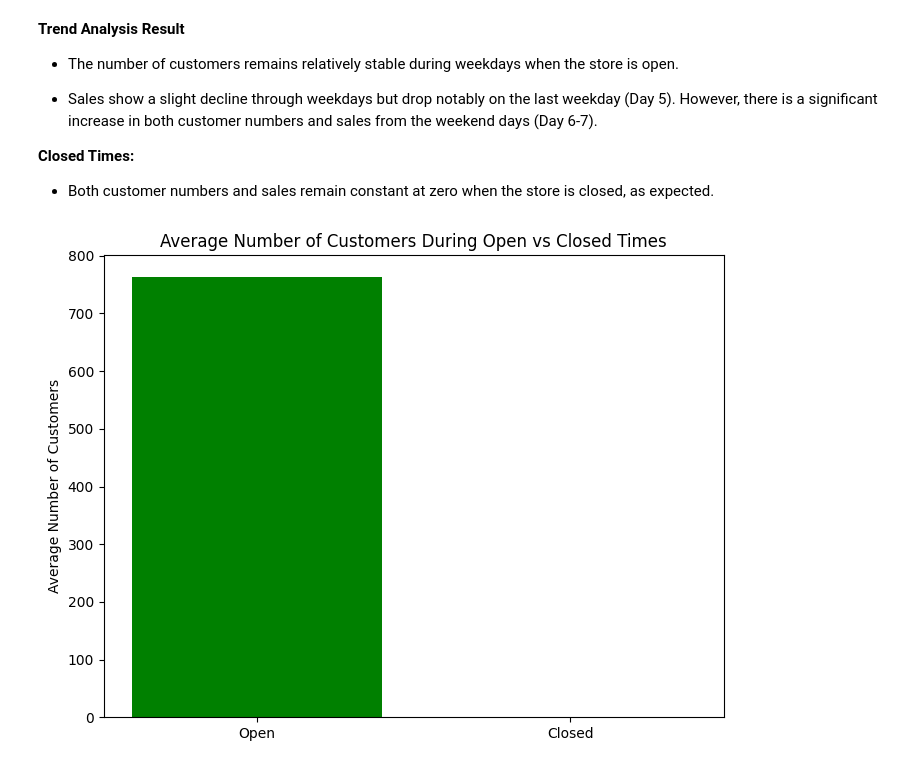
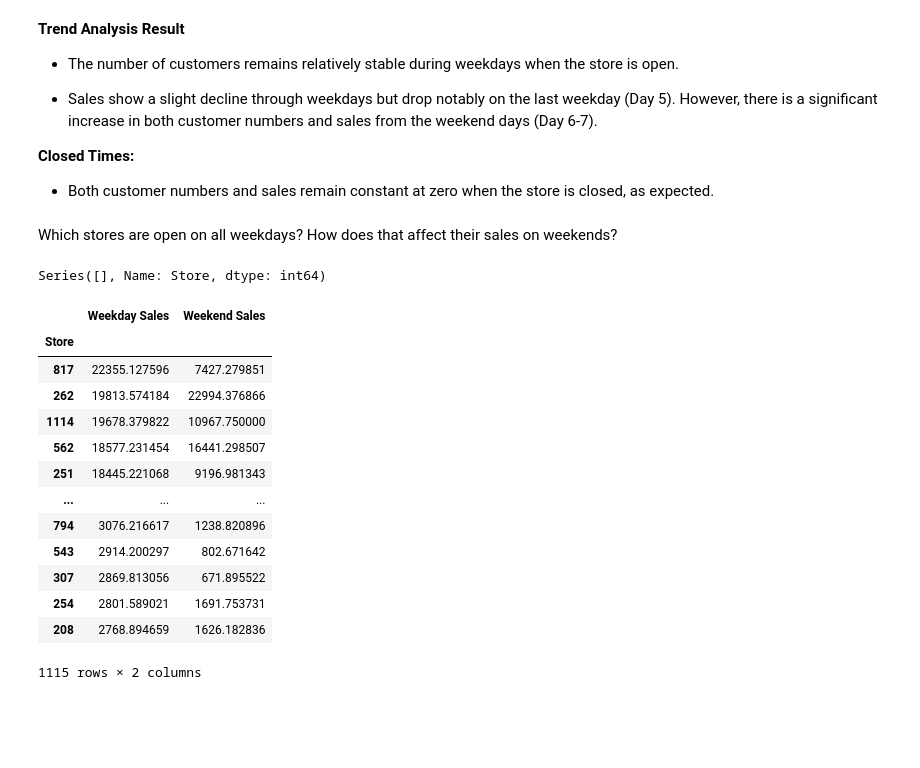
Before and after one commit to epythonlab/rossmann-pharma-sales-prediction, a Jupyter notebook: notebooks/exploratory_analysis.ipynb, the cells around one changed output. Cells and saved outputs as stored; diff of their text form; code cells hidden in the pictures; blank space fills up the shorter version.

```diff
--- a/notebooks/exploratory_analysis.ipynb
+++ b/notebooks/exploratory_analysis.ipynb
@@ -450,20 +441,54 @@ vlyr.analyze_trend()
 **Closed Times:**
 
 - Both customer numbers and sales remain constant at zero when the store is closed, as expected.
-# %%
-def plot_open_vs_closed(df):
-    df_open = df[df['Open'] == 1]
-    df_closed = df[df['Open'] == 0]
-
-    open_customers_avg = df_open['Customers'].mean()
-    closed_customers_avg = df_closed['Customers'].mean()
-
-    plt.figure(figsize=(8, 6))
-    plt.bar(['Open', 'Closed'], [open_customers_avg, closed_customers_avg], color=['green', 'red'])
-    plt.title('Average Number of Customers During Open vs Closed Times')
-    plt.ylabel('Average Number of Customers')
-    plt.show()
-
-plot_open_vs_closed(train_data)
-# %% [output]
-[figure, removed]
+# %% [markdown]
+Which stores are open on all weekdays? How does that affect their sales on weekends?
+# %%
+stores_open_all_weekdays
+# %% [output]
+Series([], Name: Store, dtype: int64)
+# %%
+# Ensure you have the correct DataFrame and reset index if 'Store' is the index
+data = train_data.copy()  # Use your actual DataFrame
+data = data.reset_index()  # Ensure 'Store' is a column, not the index
+
+# Filter stores open on weekdays (Monday to Friday) and group by 'Store'
+weekday_open_stores = data[(data['DayOfWeek'] <= 5) & (data['Open'] == 1)]
+
+# Count the number of unique weekdays each store is open
+open_weekday_stores = weekday_open_stores.groupby('Store')['DayOfWeek'].nunique()
+
+# Identify stores that are open on all weekdays (5 days)
+open_all_weekdays = open_weekday_stores[open_weekday_stores == 5].index
+
+# Calculate average weekend sales for stores open all weekdays
+weekend_sales = data[(data['Store'].isin(open_all_weekdays)) & (data['DayOfWeek'] >= 6)]
+weekend_sales_summary = weekend_sales.groupby('Store')['Sales'].mean()
+
+# Calculate average weekday sales for the same stores
+weekday_sales = data[(data['Store'].isin(open_all_weekdays)) & (data['DayOfWeek'] <= 5)]
+weekday_sales_summary = weekday_sales.groupby('Store')['Sales'].mean()
+
+# Create a DataFrame comparing average weekday and weekend sales
+comparison = pd.DataFrame({
+    'Weekday Sales': weekday_sales_summary,
+    'Weekend Sales': weekend_sales_summary
+})
+
+# Display the comparison DataFrame
+display(comparison.sort_values(by='Weekday Sales', ascending=False))
+# %% [output]
+|  | Weekday Sales | Weekend Sales |
+| Store |  |  |
+| 817 | 22355.127596 | 7427.279851 |
+| 262 | 19813.574184 | 22994.376866 |
+| 1114 | 19678.379822 | 10967.750000 |
+| 562 | 18577.231454 | 16441.298507 |
+| 251 | 18445.221068 | 9196.981343 |
+| ... | ... | ... |
+| 794 | 3076.216617 | 1238.820896 |
+| 543 | 2914.200297 | 802.671642 |
+| 307 | 2869.813056 | 671.895522 |
+| 254 | 2801.589021 | 1691.753731 |
+| 208 | 2768.894659 | 1626.182836 |
+1115 rows × 2 columns
```
Also changed, not shown: parts of 15 cells of this notebook, 1 other file.
